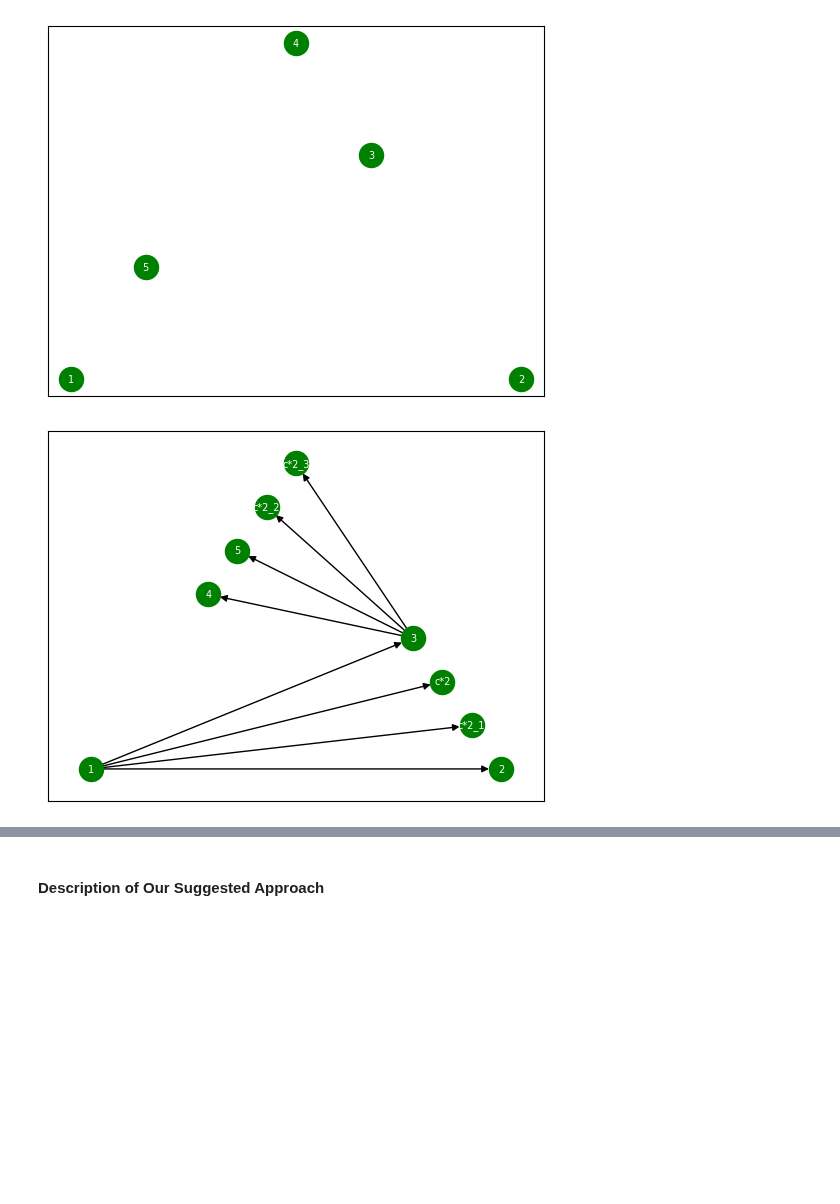
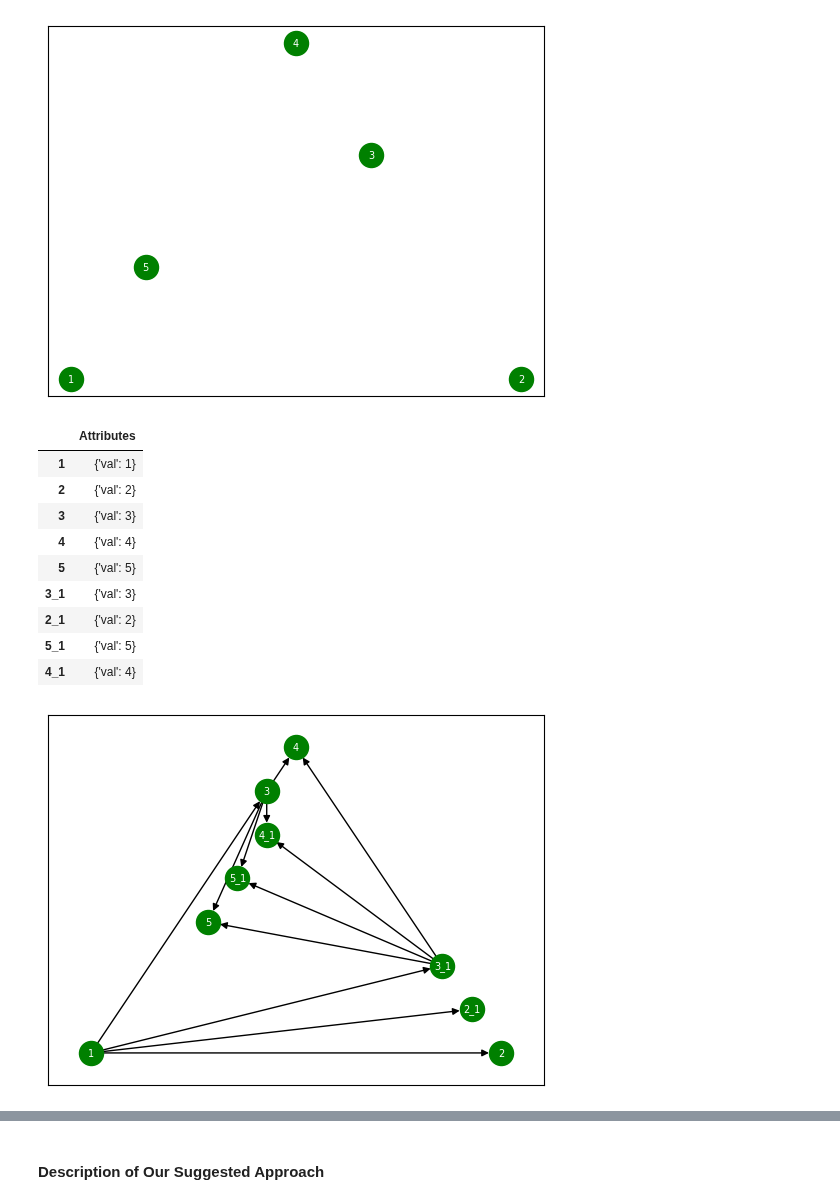
Before and after one commit to DeanLight/graph_rewrite, a Jupyter notebook: nbs/06_transform.ipynb, the cells around one changed output, grey strips where cells are left out. Drawn from its saved outputs; the diff is of its cells as text; code cells hidden in the pictures; blank space fills up the shorter version.

```diff
--- a/nbs/06_transform.ipynb
+++ b/nbs/06_transform.ipynb
@@ -236,7 +236,7 @@ def _setup_merged_node(graph: DiGraph, nodes_to_merge: set[NodeName], merge_poli
 # %%
 #| export
 def _merge_nodes(graph: DiGraph, nodes_to_merge: set[NodeName], merge_policy: MergePolicy) -> NodeName:
-    """Merge a set of nodes in the graph. That is, remove all these nodes are replace them with a new node,
+    """Merge a set of nodes in the graph. That is, remove all these nodes and replace them with a new node,
     whose attributes merge the attributes of the original nodes, whose connected edges merge the edges connected to
     the original node, and whose name denotes the nodes which it merges.
 
@@ -671,18 +677,29 @@ _plot_graph(input_graph)
 # %%
 """ clone a son.
 Not recursive to avoid infinite execution.
 """
 input_graph = g.copy()
 matches = rewrite(input_graph,
-        lhs='a->b; a->c[val]', rhs='a->b;a->c[val];a->c*2[val]', is_recursive=False)
+        lhs='a->b; a->c[val]', p='a->b; a->c; a->c*2',
+        rhs='a->b;a->c;a->c*2', is_recursive=False)
 for match in matches:
     pass
 
 assert input_graph.degree('1') == 4
 assert input_graph.degree('3') == 5
-_plot_graph(input_graph)
+_plot_graph(input_graph, node_attrs=True)
 # %% [output]
+|  | Attributes |
+| 1 | {'val': 1} |
+| 2 | {'val': 2} |
+| 3 | {'val': 3} |
+| 4 | {'val': 4} |
+| 5 | {'val': 5} |
+| 3_1 | {'val': 3} |
+| 2_1 | {'val': 2} |
+| 5_1 | {'val': 5} |
+| 4_1 | {'val': 4} |
-[figure, old version]
+[figure, new version]
 # %%
 g_1 = _create_graph(
     [('1', {'val': 1}), ('2', {'val': 2}), ('3', {'x': 3}), ('4',{'y': 4}), ('5',{'x':6, 'val': 5})],
```
Also changed, not shown: parts of 16 cells of this notebook, 5 other files.
